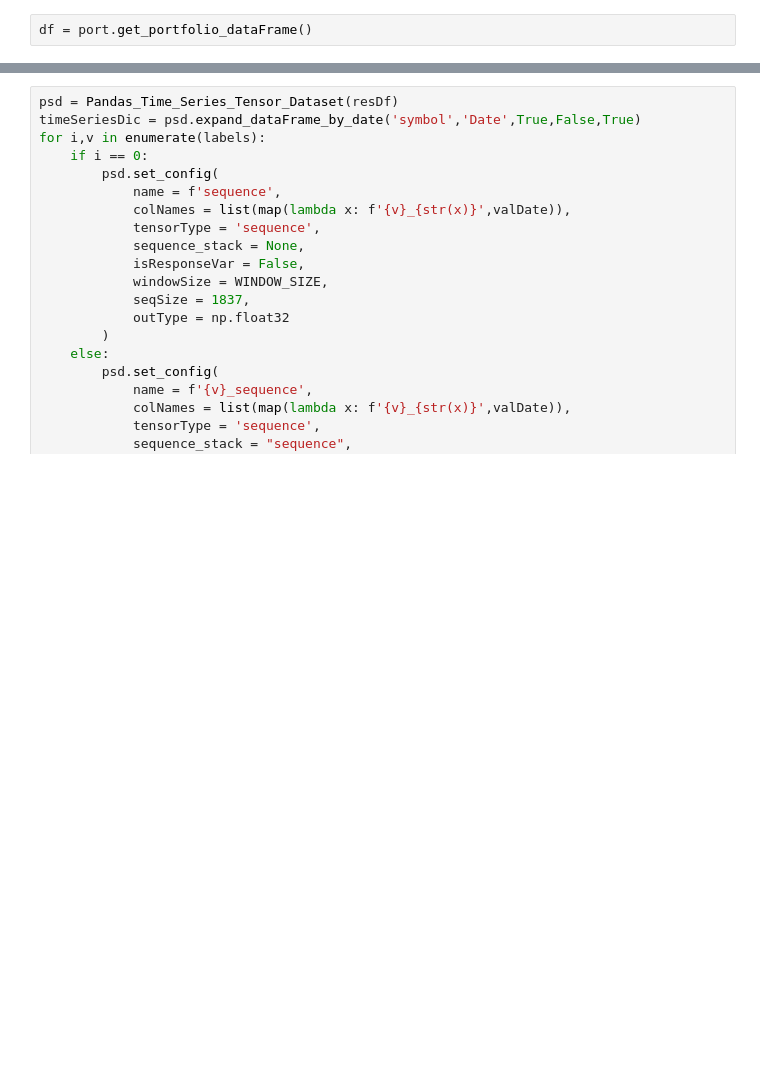
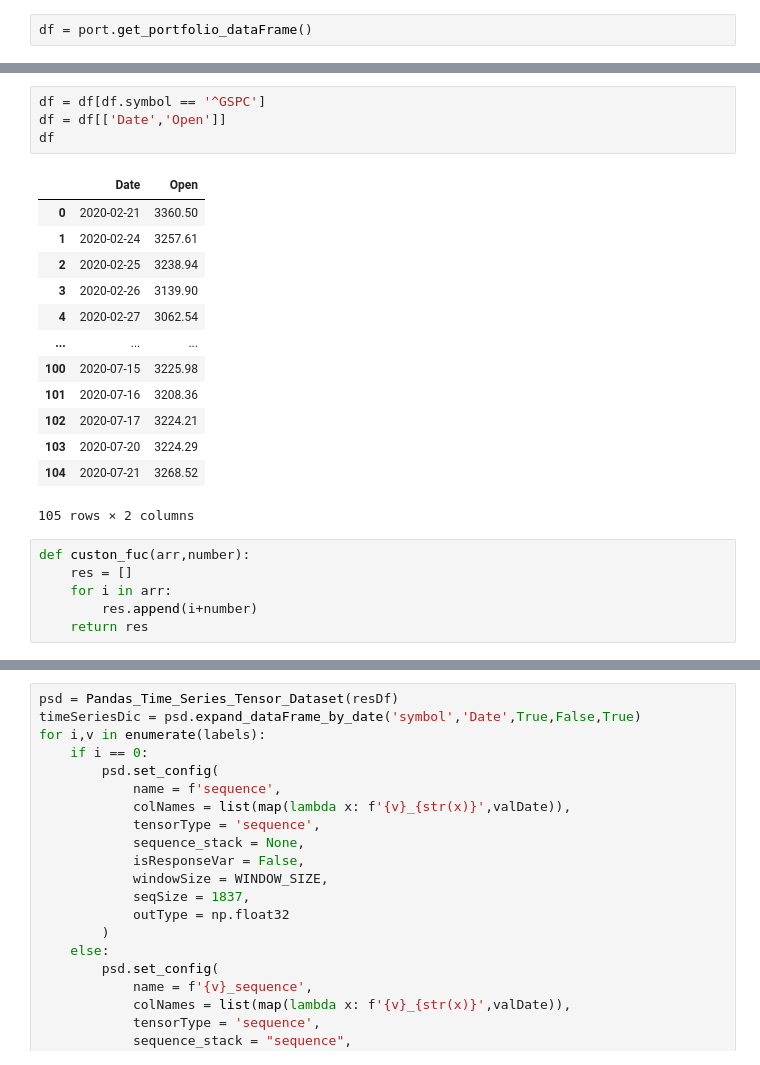
Before and after one commit to allen-chiang/Time-Series-Transformer, a Jupyter notebook: cnn.ipynb, the cells around one changed output, grey strips where cells are left out. Drawn from its saved outputs; the diff is of its cells as text; blank space fills up the shorter version.

```diff
--- a/cnn.ipynb
+++ b/cnn.ipynb
@@ -46,0 +41,24 @@ WINDOW_SIZE = 30
+# %%
+df = df[df.symbol == '^GSPC']
+df = df[['Date','Open']]
+df
+# %% [output]
+|  | Date | Open |
+| 0 | 2020-02-21 | 3360.50 |
+| 1 | 2020-02-24 | 3257.61 |
+| 2 | 2020-02-25 | 3238.94 |
+| 3 | 2020-02-26 | 3139.90 |
+| 4 | 2020-02-27 | 3062.54 |
+| ... | ... | ... |
+| 100 | 2020-07-15 | 3225.98 |
+| 101 | 2020-07-16 | 3208.36 |
+| 102 | 2020-07-17 | 3224.21 |
+| 103 | 2020-07-20 | 3224.29 |
+| 104 | 2020-07-21 | 3268.52 |
+105 rows × 2 columns
+# %%
+def custon_fuc(arr,number):
+    res = []
+    for i in arr:
+        res.append(i+number)
+    return res
```
Also changed, not shown: parts of 14 cells of this notebook, 4 other files.
